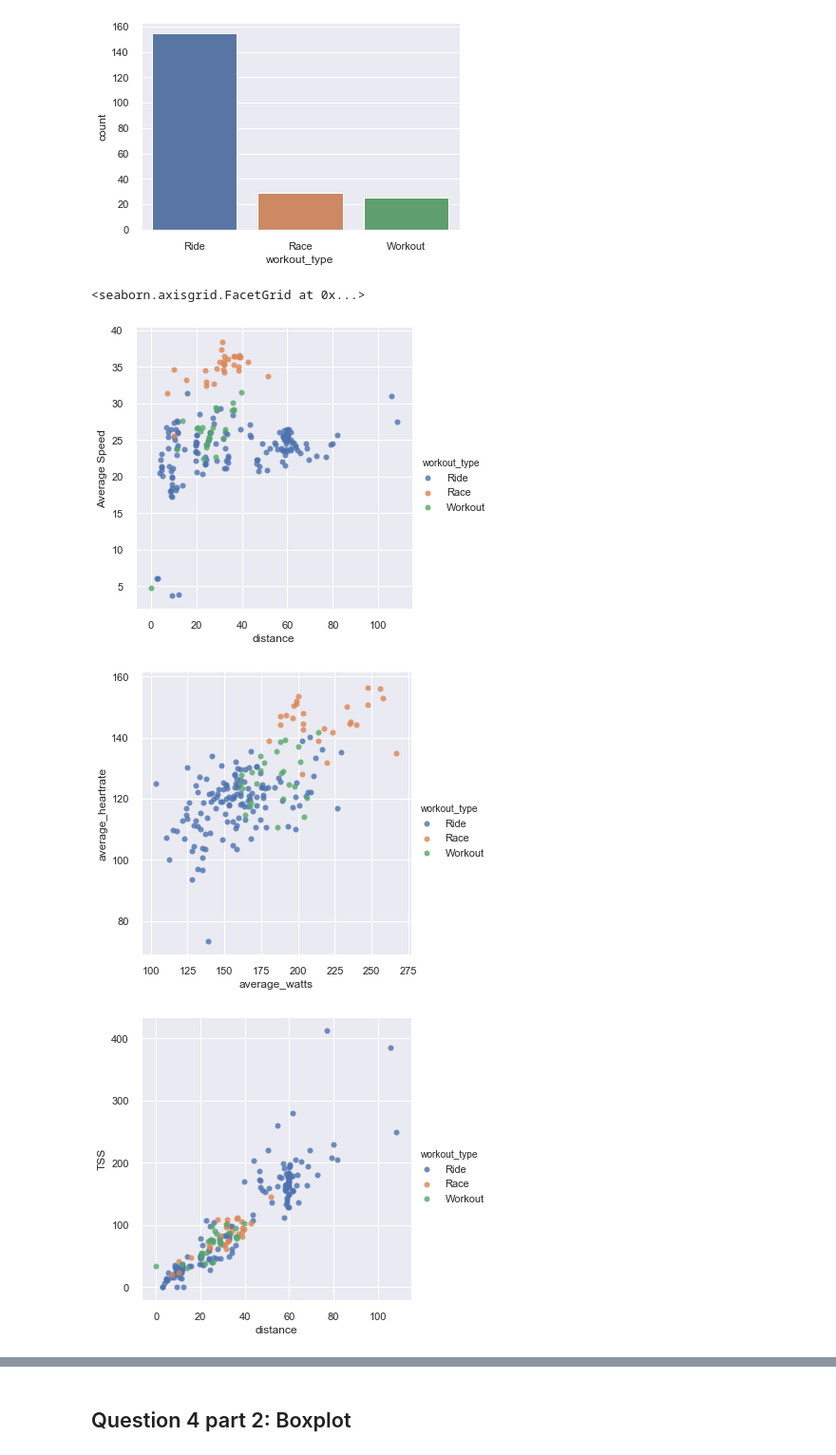
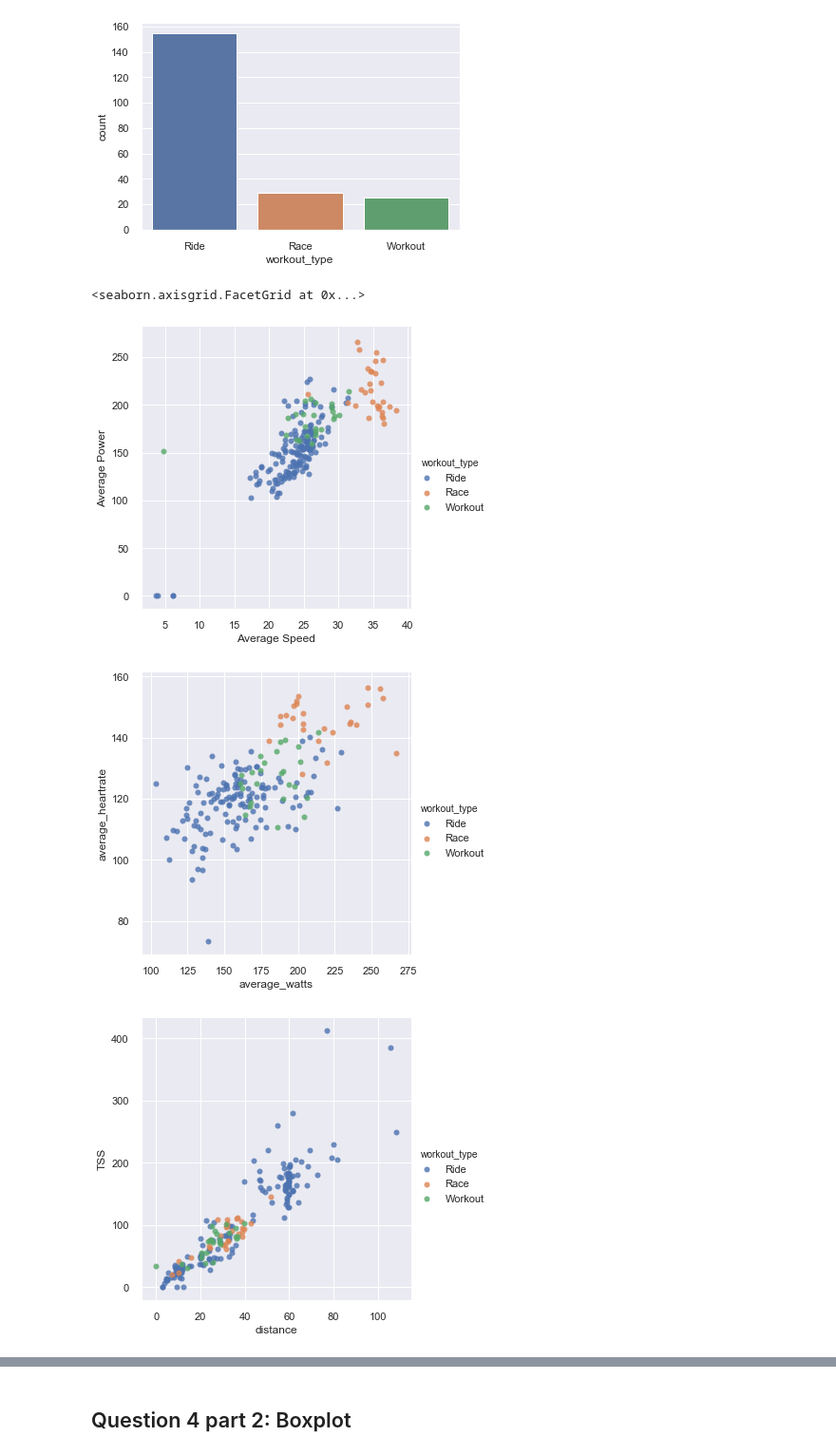
Before and after one commit to TaigaDesu/portfolio-2019-master, a Jupyter notebook: Portfolio1.ipynb, the cells around one changed output, grey strips where cells are left out. Shown at 95% size. Cells and saved outputs as stored; diff of their text form; code cells hidden in the pictures.

```diff
--- a/Portfolio1.ipynb
+++ b/Portfolio1.ipynb
@@ -209,11 +204,11 @@ sns.countplot(x='workout_type', data =df)
 [figure]
 # %%
 #Scatter plots
-sns.lmplot(x='distance',y='Average Speed', data=df, fit_reg=False,hue='workout_type')
+sns.lmplot(x='Average Speed',y='Average Power', data=df, fit_reg=False,hue='workout_type')
 sns.lmplot(x='average_watts',y='average_heartrate', data=df, fit_reg=False,hue='workout_type')
 sns.lmplot(x='distance',y='TSS', data=df, fit_reg=False,hue='workout_type')
 # %% [output]
 <seaborn.axisgrid.FacetGrid at 0x...>
-[figure, old version]
+[figure, new version]
 [figure]
 [figure]
```
Also changed, not shown: parts of 16 cells of this notebook.
